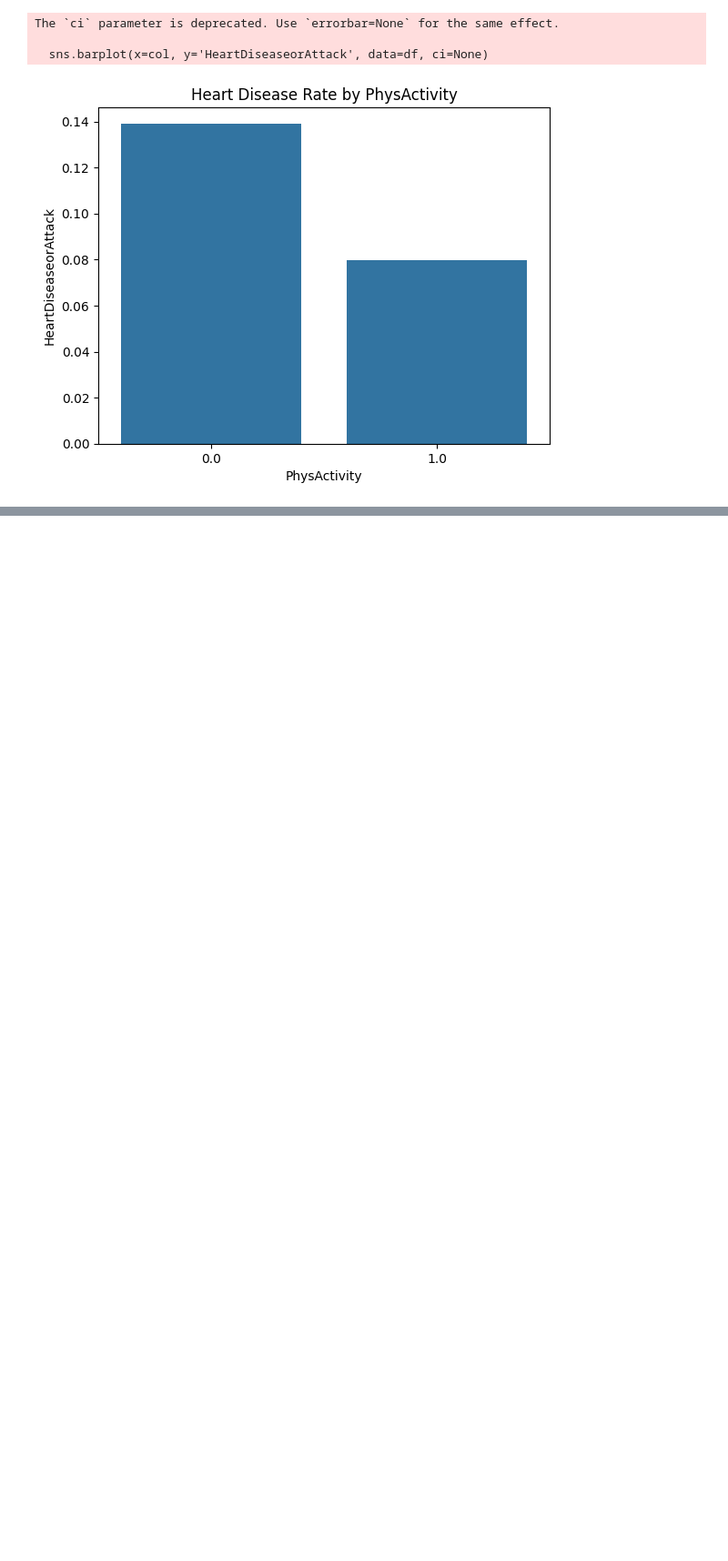
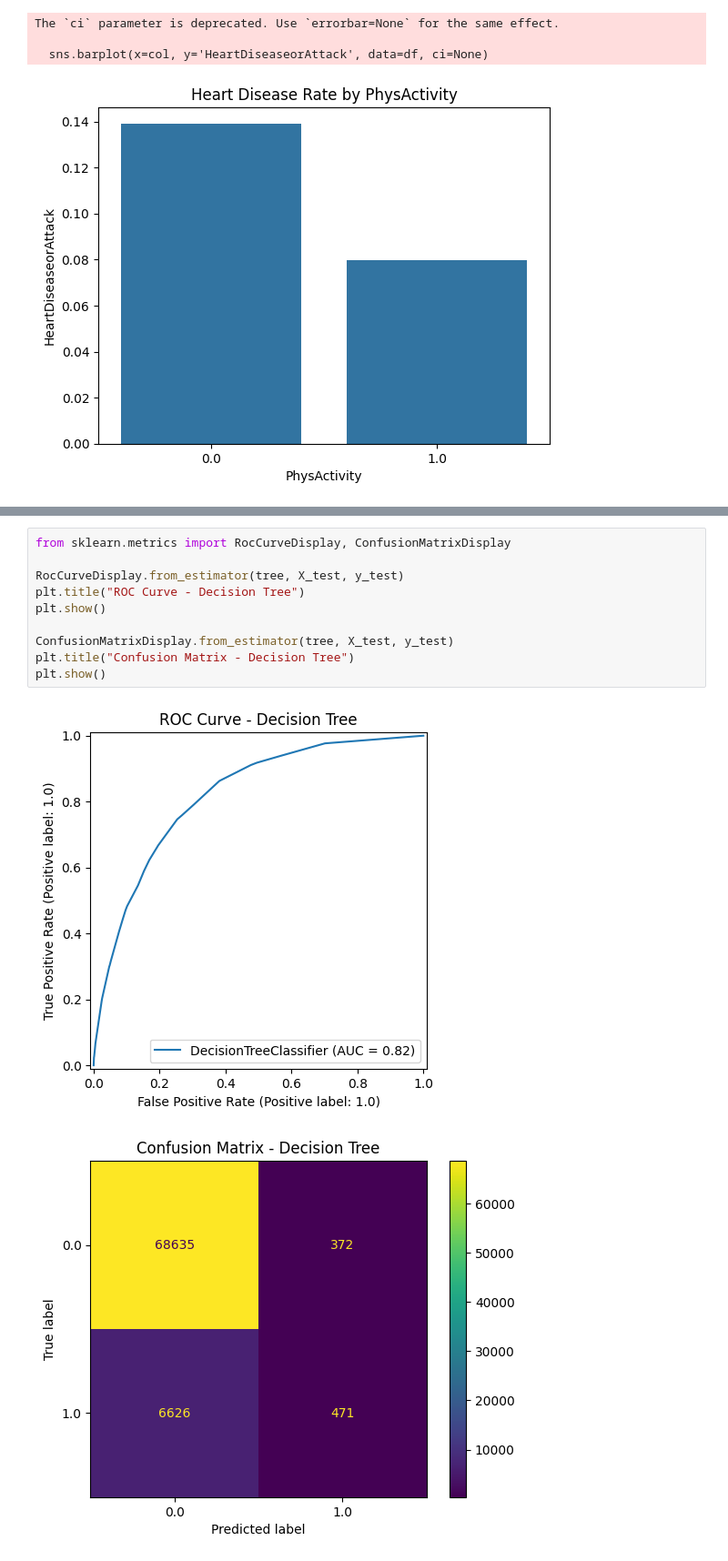
Before and after one commit to kaiarup/Data-Mining-Project, a Jupyter notebook: test.ipynb, the cells around one changed output, grey strips where cells are left out. Shown at 91% size. Saved outputs shown, nothing was run; the diff lists cells and outputs as text; blank space fills up the shorter version.

```diff
--- a/test.ipynb
+++ b/test.ipynb
@@ -136,0 +187,13 @@ ROC-AUC: 0.8455674117386858
+# %%
+from sklearn.metrics import RocCurveDisplay, ConfusionMatrixDisplay
+
+RocCurveDisplay.from_estimator(tree, X_test, y_test)
+plt.title("ROC Curve - Decision Tree")
+plt.show()
+
+ConfusionMatrixDisplay.from_estimator(tree, X_test, y_test)
+plt.title("Confusion Matrix - Decision Tree")
+plt.show()
+# %% [output]
+[figure, added]
+[figure, added]
```
Also changed, not shown: parts of 15 cells of this notebook.
